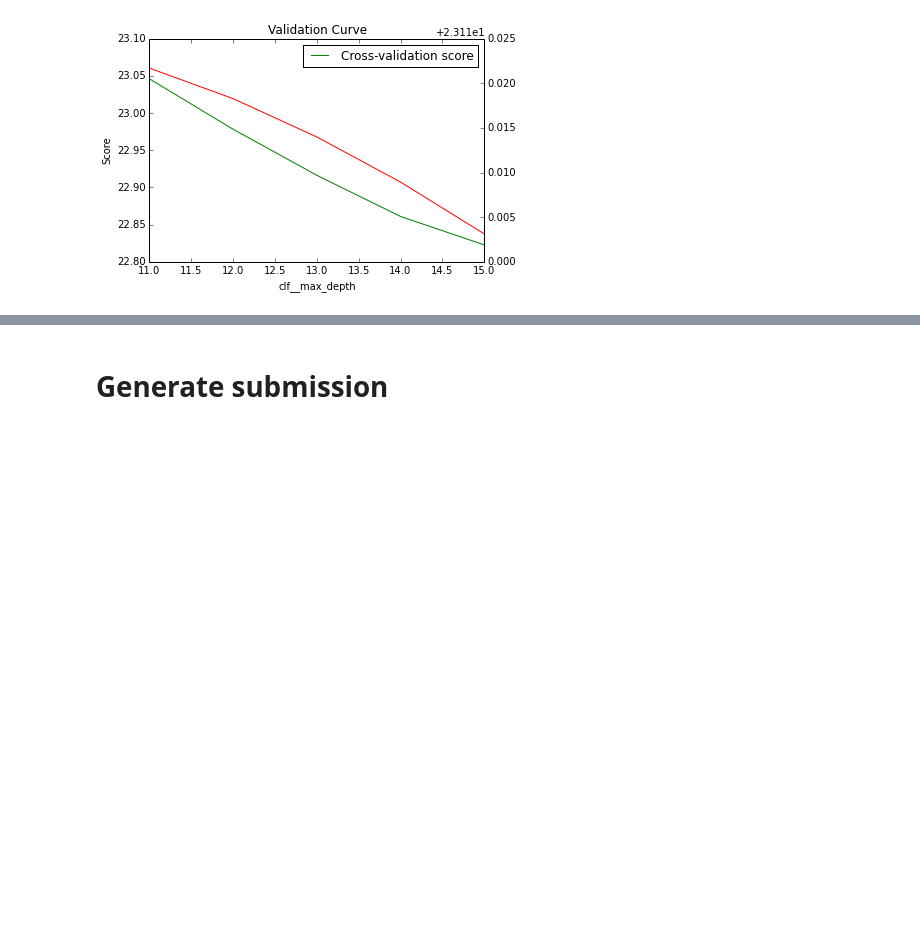
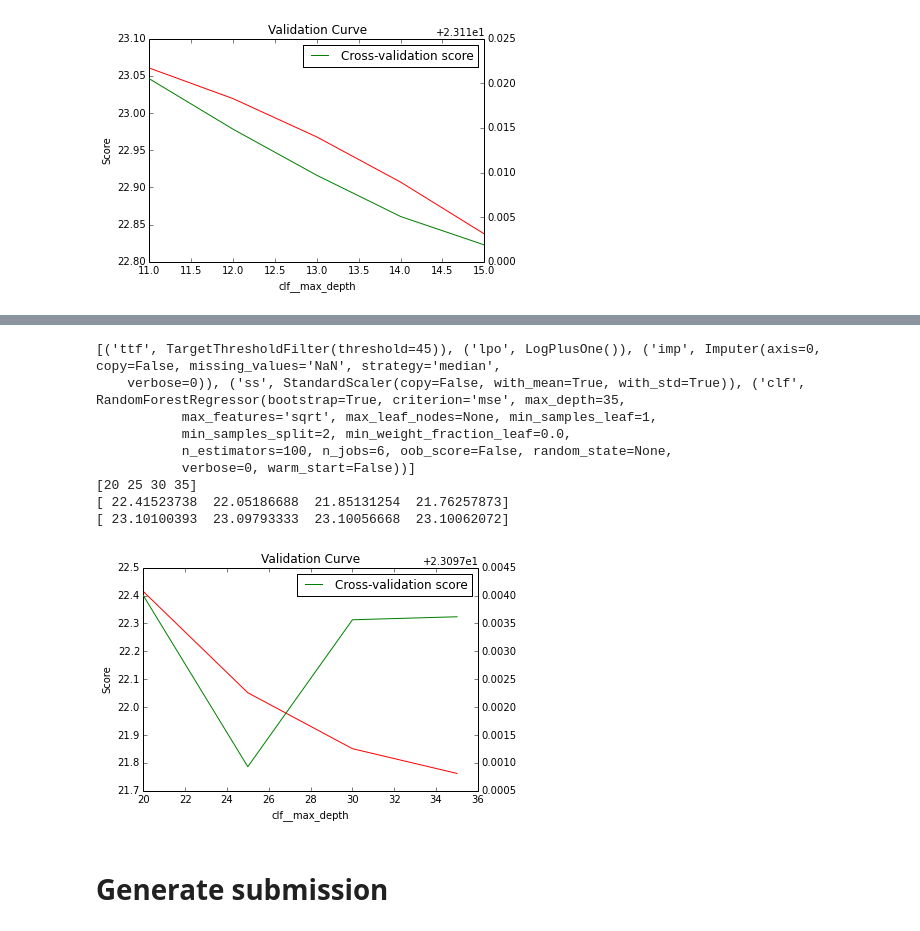
Before and after one commit to zaxliu/howmuchrainii, a Jupyter notebook: lewis/ml_test_rf_1122.ipynb, the cells around one changed output, grey strips where cells are left out. Cells and saved outputs as stored; diff of their text form; code cells hidden in the pictures; blank space fills up the shorter version.

```diff
--- a/lewis/ml_test_rf_1122.ipynb
+++ b/lewis/ml_test_rf_1122.ipynb
@@ -54,7 +54,7 @@ ttf = TargetThresholdFilter(threshold=45)
 lpo = LogPlusOne()
 imp = Imputer(strategy='median', copy=False)  # Get a imputor with column-mean filling config
 ss = StandardScaler(copy=False, with_mean=True, with_std=True)
-clf = RandomForestRegressor(n_estimators=100, max_features='sqrt', max_depth=None, n_jobs=6)
+clf = RandomForestRegressor(n_estimators=100, max_features='sqrt', max_depth=25, n_jobs=6)
 pip = Pipeline([('ttf',ttf), ('lpo',lpo), ('imp',imp), ('ss',ss), ('clf',clf)])  # a Pipeline wrapper to chain'em up
 def LogPlusOne_score(ground_truth, predictions, lpo=lpo):
     return np.float64(np.mean(np.abs(ground_truth - (np.power(10, predictions) - 1))))
@@ -74,6 +76,6 @@ pip
 # %%
 # Sweep parameter
-param_name, param_range='clf__max_depth', np.arange(16, 21, 1)
+param_name, param_range='clf__max_features', np.arange(0.1, 0.5, 0.1)
 train_scores, test_scores= validation_curve(estimator=pip, X=X, y=y, scoring=scorer, cv=10, n_jobs=1,
                           param_name=param_name, param_range=param_range, verbose=2)
 train_scores_mean = np.mean(train_scores, axis=1)
@@ -510,3 +542,33 @@ plt.show()
+# %%
+# Plotting the validation curver, i.e. trn/val error versus parameter value
+# max_depth = [20 25 30 35]
+# max_feature = 'sqrt'
+# 100% data
+print pip.get_params()['steps']
+print param_range
+print train_scores_mean
+print test_scores_mean
+plt.title("Validation Curve")
+plt.xlabel(param_name)
+plt.ylabel("Score")
+plt.plot(param_range, train_scores_mean, label="Training score", color="r")
+# plt.fill_between(param_range, train_scores_mean - train_scores_std, train_scores_mean + train_scores_std, alpha=0.2, color="r")
+plt.twinx()
+plt.plot(param_range, test_scores_mean, label="Cross-validation score", color="g")
+# plt.fill_between(param_range, test_scores_mean - test_scores_std, test_scores_mean + test_scores_std, alpha=0.2, color="g")
+plt.legend(loc="best")
+plt.show()
+# %% [output]
+[('ttf', TargetThresholdFilter(threshold=45)), ('lpo', LogPlusOne()), ('imp', Imputer(axis=0, copy=False, missing_values='NaN', strategy='median',
+    verbose=0)), ('ss', StandardScaler(copy=False, with_mean=True, with_std=True)), ('clf', RandomForestRegressor(bootstrap=True, criterion='mse', max_depth=35,
+           max_features='sqrt', max_leaf_nodes=None, min_samples_leaf=1,
+           min_samples_split=2, min_weight_fraction_leaf=0.0,
+           n_estimators=100, n_jobs=6, oob_score=False, random_state=None,
+           verbose=0, warm_start=False))]
+[20 25 30 35]
+[ 22.41523738  22.05186688  21.85131254  21.76257873]
+[ 23.10100393  23.09793333  23.10056668  23.10062072]
+[figure, added]
 # %% [markdown]
 # Generate submission
 # %%
```
Also changed, not shown: parts of 6 cells of this notebook, 3 other files.
